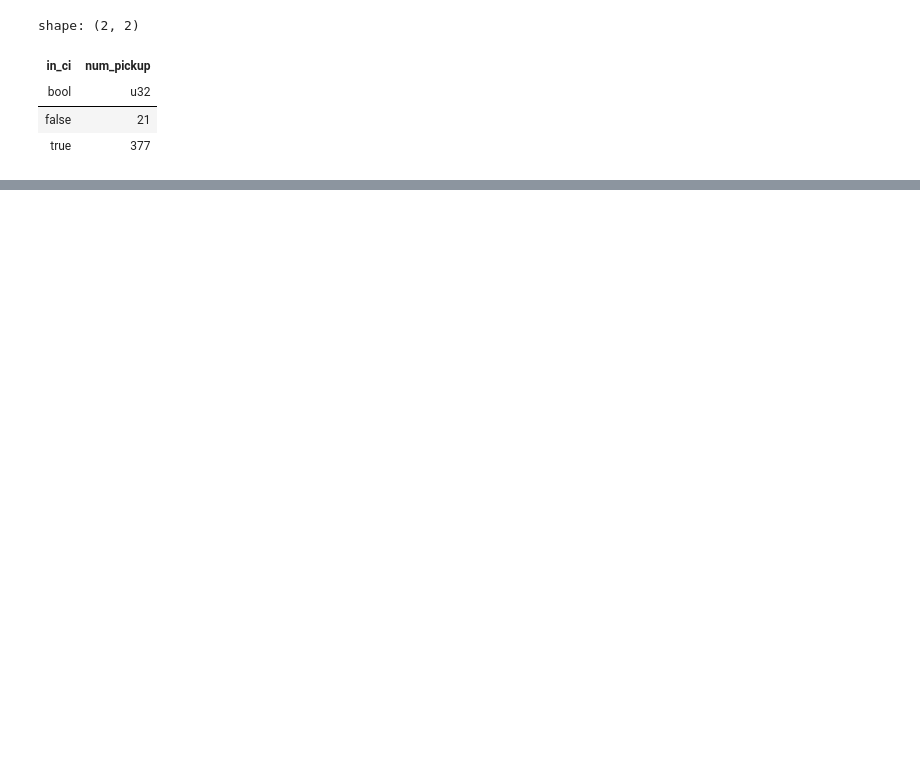
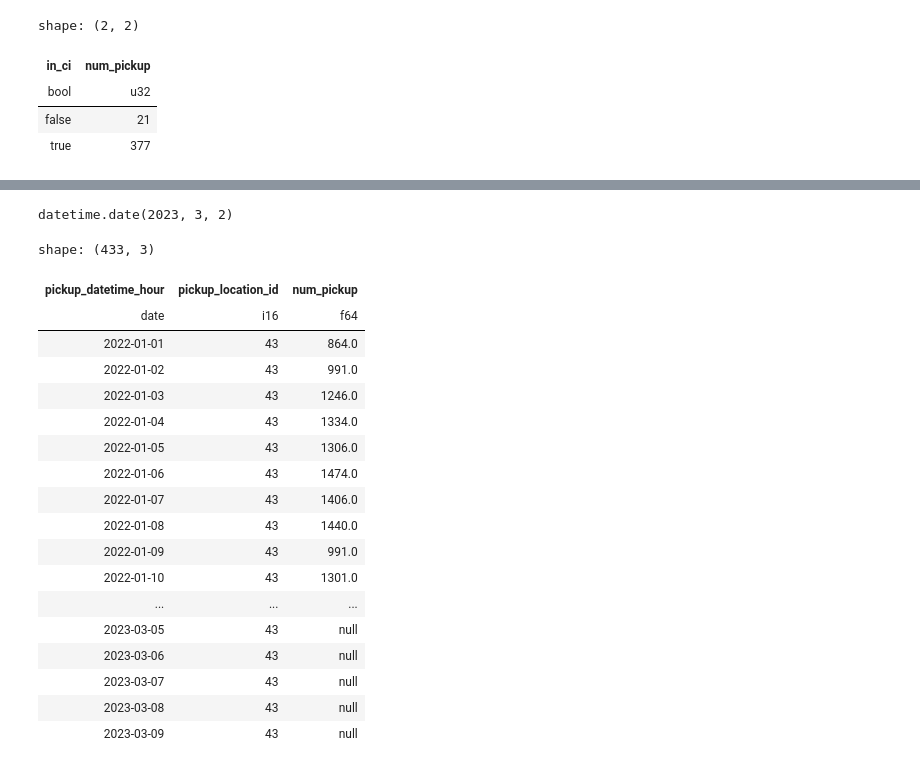
Before and after one commit to slafaurie/taxi_demand_service, a Jupyter notebook: notebooks/03_baseline_model.ipynb, the cells around one changed output, grey strips where cells are left out. Saved outputs shown, nothing was run; the diff lists cells and outputs as text; code cells hidden in the pictures; blank space fills up the shorter version.

```diff
--- a/notebooks/03_baseline_model.ipynb
+++ b/notebooks/03_baseline_model.ipynb
@@ -293,0 +226,26 @@ shape: (2, 2)
+# %%
+train[ModelConfig.TS_INDEX].max()
+# %% [output]
+datetime.date(2023, 3, 2)
+# %%
+train_with_horizon
+# %% [output]
+shape: (433, 3)
+| pickup_datetime_hour | pickup_location_id | num_pickup |
+| date | i16 | f64 |
+| 2022-01-01 | 43 | 864.0 |
+| 2022-01-02 | 43 | 991.0 |
+| 2022-01-03 | 43 | 1246.0 |
+| 2022-01-04 | 43 | 1334.0 |
+| 2022-01-05 | 43 | 1306.0 |
+| 2022-01-06 | 43 | 1474.0 |
+| 2022-01-07 | 43 | 1406.0 |
+| 2022-01-08 | 43 | 1440.0 |
+| 2022-01-09 | 43 | 991.0 |
+| 2022-01-10 | 43 | 1301.0 |
+| ... | ... | ... |
+| 2023-03-05 | 43 | null |
+| 2023-03-06 | 43 | null |
+| 2023-03-07 | 43 | null |
+| 2023-03-08 | 43 | null |
+| 2023-03-09 | 43 | null |
```
Also changed, not shown: parts of 12 cells of this notebook, 3 other files.
